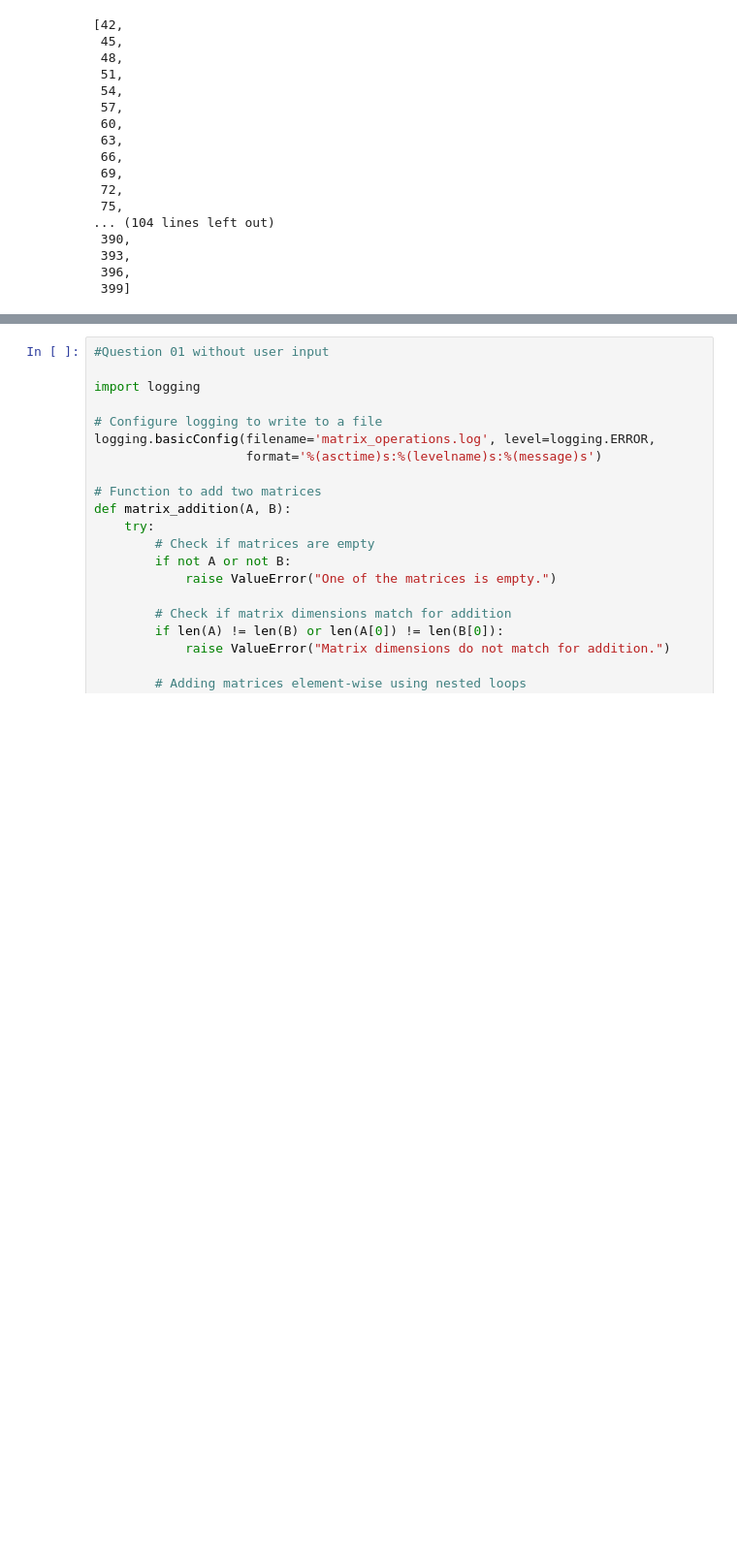
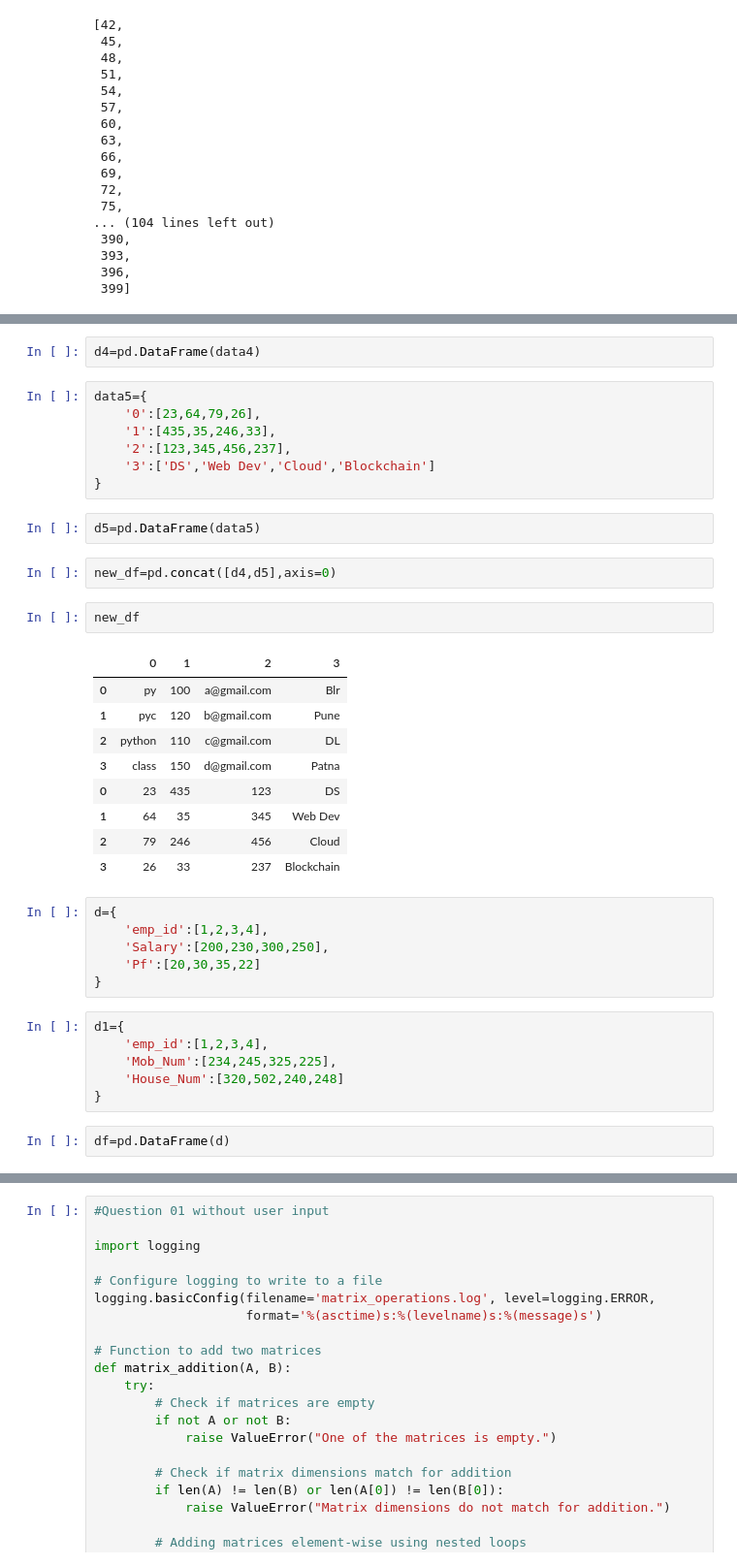
Before and after one commit to sandeepkumar96674/AI-ML-Bootcamp, a Jupyter notebook: Bootcamp.ipynb, the cells around one changed output, grey strips where cells are left out. Shown: that part at 97% size. Cells and saved outputs as stored; diff of their text form; blank space fills up the shorter version.

```diff
--- a/Bootcamp.ipynb
+++ b/Bootcamp.ipynb
@@ -1708,0 +2230,39 @@ l
+# %%
+d4=pd.DataFrame(data4)
+# %%
+data5={
+    '0':[23,64,79,26],
+    '1':[435,35,246,33],
+    '2':[123,345,456,237],
+    '3':['DS','Web Dev','Cloud','Blockchain']
+}
+# %%
+d5=pd.DataFrame(data5)
+# %%
+new_df=pd.concat([d4,d5],axis=0)
+# %%
+new_df
+# %% [output]
+|  | 0 | 1 | 2 | 3 |
+| 0 | py | 100 | a@gmail.com | Blr |
+| 1 | pyc | 120 | b@gmail.com | Pune |
+| 2 | python | 110 | c@gmail.com | DL |
+| 3 | class | 150 | d@gmail.com | Patna |
+| 0 | 23 | 435 | 123 | DS |
+| 1 | 64 | 35 | 345 | Web Dev |
+| 2 | 79 | 246 | 456 | Cloud |
+| 3 | 26 | 33 | 237 | Blockchain |
+# %%
+d={
+    'emp_id':[1,2,3,4],
+    'Salary':[200,230,300,250],
+    'Pf':[20,30,35,22]
+}
+# %%
+d1={
+    'emp_id':[1,2,3,4],
+    'Mob_Num':[234,245,325,225],
+    'House_Num':[320,502,240,248]
+}
+# %%
+df=pd.DataFrame(d)
```
Also changed, not shown: parts of 100 cells of this notebook, 3 other files.
